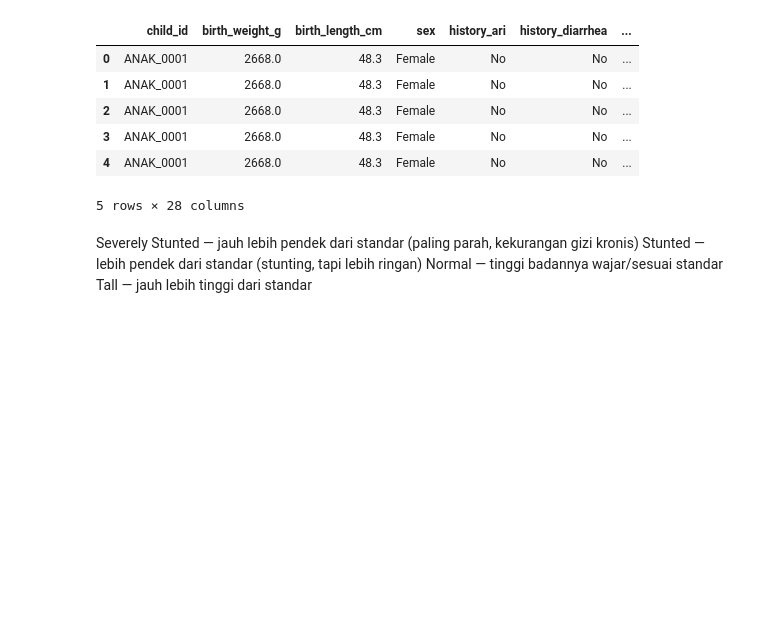
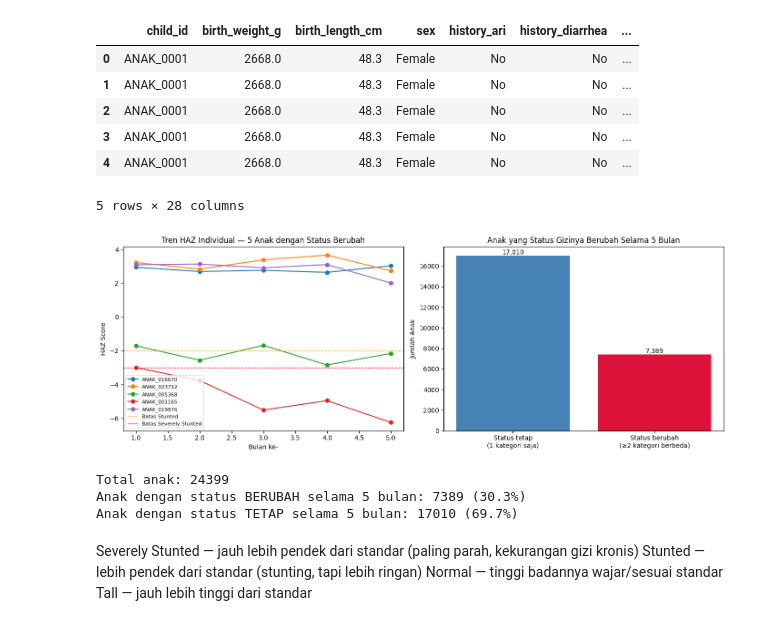
Before and after one commit to ferdycov/stuntingRisk, a Jupyter notebook: risk_prediction_with_ts_final.ipynb, the cells around one changed output. Drawn from its saved outputs; the diff is of its cells as text; code cells hidden in the pictures; blank space fills up the shorter version.

```diff
--- a/risk_prediction_with_ts_final.ipynb
+++ b/risk_prediction_with_ts_final.ipynb
@@ -361,6 +361,63 @@ df_timeseries.head()
 | 3 | ANAK_0001 | 2668.0 | 48.3 | Female | No | No | ... |
 | 4 | ANAK_0001 | 2668.0 | 48.3 | Female | No | No | ... |
 5 rows × 28 columns
+# %%
+import matplotlib.pyplot as plt
+import numpy as np
+
+fig, axes = plt.subplots(1, 2, figsize=(14, 5))
+
+# ==========================================
+# 1. Tren HAZ individual — beberapa anak dengan status BERUBAH antar bulan
+# ==========================================
+pivot_status = df_timeseries.pivot(index="child_id", columns="bulan_ke", values="stunting_status")
+urutan_sev = {"Tall": 0, "Normal": 1, "Stunted": 2, "Severely stunted": 3, "Unknown": np.nan}
+sev_numeric = pivot_status.replace(urutan_sev)
+
+# cari anak yang status-nya BERUBAH kategori setidaknya sekali (nilai unik per baris > 1)
+anak_berubah = sev_numeric[sev_numeric.nunique(axis=1) > 1].index
+
+sample_berubah = np.random.RandomState(1).choice(anak_berubah, size=5, replace=False)
+
+for cid in sample_berubah:
+    data_anak = df_timeseries[df_timeseries["child_id"] == cid].sort_values("bulan_ke")
+    axes[0].plot(data_anak["bulan_ke"], data_anak["haz_score"], marker="o", label=cid)
+
+axes[0].axhline(-2, color="orange", linestyle="--", linewidth=1, label="Batas Stunted")
+axes[0].axhline(-3, color="red", linestyle="--", linewidth=1, label="Batas Severely Stunted")
+axes[0].set_xlabel("Bulan ke-")
+axes[0].set_ylabel("HAZ Score")
+axes[0].set_title("Tren HAZ Individual — 5 Anak dengan Status Berubah")
+axes[0].legend(fontsize=8)
+
+# ==========================================
+# 2. Perbandingan: apa yang terlihat di cross-section (1 titik) vs time series (5 titik)
+# ==========================================
+jumlah_berubah = len(anak_berubah)
+jumlah_tetap = df_timeseries["child_id"].nunique() - jumlah_berubah
+
+axes[1].bar(
+    ["Status tetap\n(1 kategori saja)", "Status berubah\n(≥2 kategori berbeda)"],
+    [jumlah_tetap, jumlah_berubah],
+    color=["steelblue", "crimson"]
+)
+axes[1].set_ylabel("Jumlah Anak")
+axes[1].set_title("Anak yang Status Gizinya Berubah Selama 5 Bulan")
+for i, v in enumerate([jumlah_tetap, jumlah_berubah]):
+    axes[1].text(i, v, f"{v:,}", ha="center", va="bottom")
+
+plt.tight_layout()
+plt.savefig("alasan_time_series.png", dpi=150, bbox_inches="tight")
+plt.show()
+
+print(f"Total anak: {df_timeseries['child_id'].nunique()}")
+print(f"Anak dengan status BERUBAH selama 5 bulan: {jumlah_berubah} ({jumlah_berubah/df_timeseries['child_id'].nunique()*100:.1f}%)")
+print(f"Anak dengan status TETAP selama 5 bulan: {jumlah_tetap} ({jumlah_tetap/df_timeseries['child_id'].nunique()*100:.1f}%)")
+# %% [output]
+[figure, added]
+Total anak: 24399
+Anak dengan status BERUBAH selama 5 bulan: 7389 (30.3%)
+Anak dengan status TETAP selama 5 bulan: 17010 (69.7%)
 # %% [markdown]
 Severely Stunted — jauh lebih pendek dari standar (paling parah, kekurangan gizi kronis)
 Stunted — lebih pendek dari standar (stunting, tapi lebih ringan)
```
Also changed, not shown: 2 other files.
